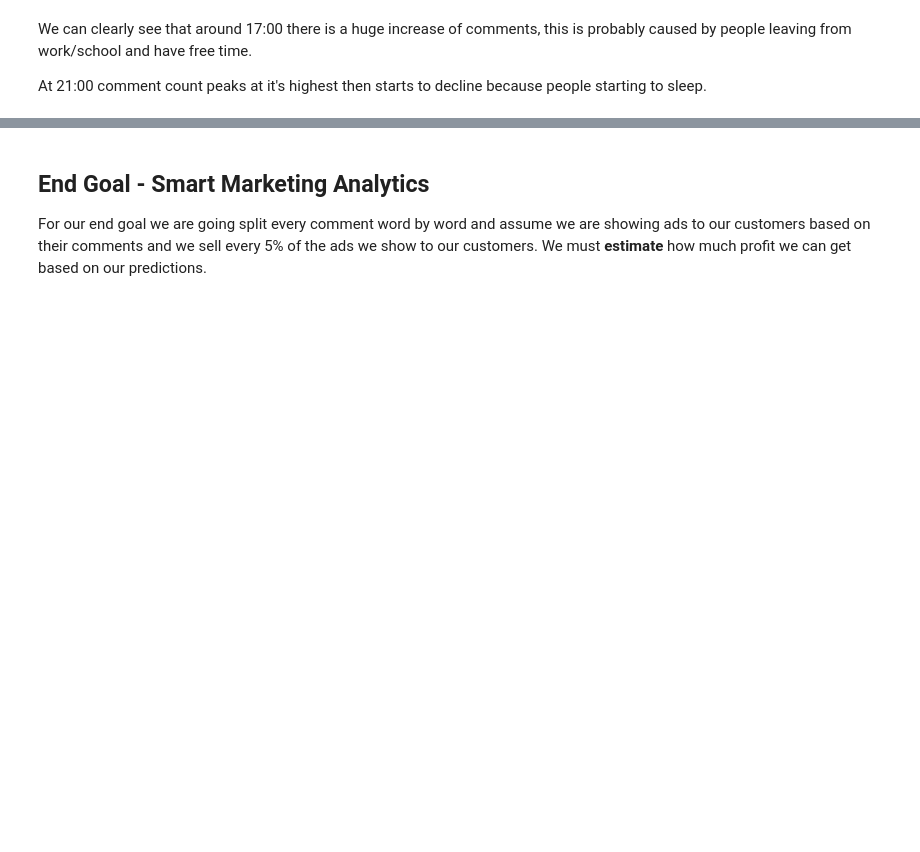
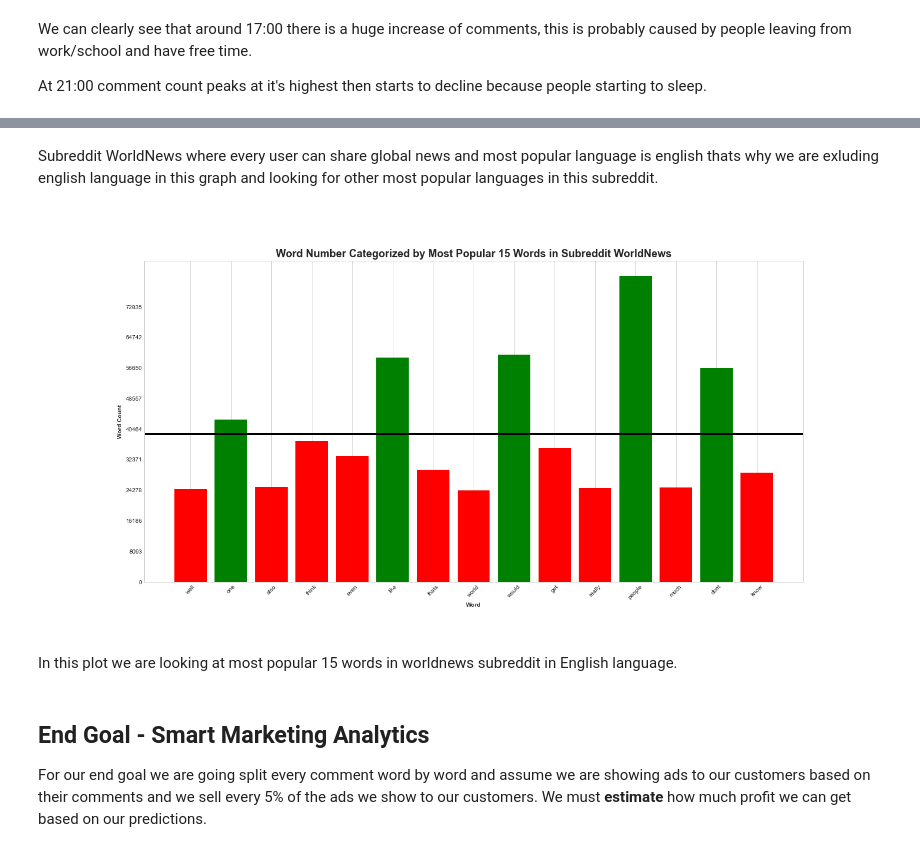
Before and after one commit to uguraskar/reddit_analysis, a Jupyter notebook: reddit_analysis.ipynb, the cells around one changed output, grey strips where cells are left out. Drawn from its saved outputs; the diff is of its cells as text; code cells hidden in the pictures; blank space fills up the shorter version.

```diff
--- a/reddit_analysis.ipynb
+++ b/reddit_analysis.ipynb
@@ -792,3 +869,40 @@ At 21:00 comment count peaks at it's highest then starts to decline because peop
+# %% [markdown]
+Subreddit WorldNews where every user can share global news and most popular language is english thats why we are exluding english language in this graph and looking for other most popular languages in this subreddit.
+# %%
+if(not(check_if_file_exists('images/word_number_worldnews.png'))):
+    sql_command = """
+        SELECT
+        WORD,
+        SUM(WORD_COUNT) AS WORD_COUNT
+        FROM "EDW"."DWH_REDDIT_SUBREDDIT_LANGUAGE_WORD"
+        WHERE 1=1
+        AND SUBREDDIT = 'worldnews'
+        AND COMMENT_LANGUAGE = 'english'
+        AND TRIM(WORD) IS NOT NULL
+        AND LENGTH(TRIM(WORD)) > 2
+        AND NOT(TRIM(WORD) ~ '^([0-9]+[.]?[0-9]*|[.][0-9]+)$')
+        GROUP BY WORD
+        ORDER BY SUM(WORD_COUNT) DESC
+        LIMIT 15;
+        """
+    df_word_count_bar = pd.read_sql(sql_command,conn)
+    df_word_count_bar = df_word_count_bar.sample(frac=1) #Shuffle dataframe
+
+    plt.bar(df_word_count_bar['word'],df_word_count_bar['word_count'],color=np.where(df_word_count_bar['word_count']>=df_word_count_bar['word_count'].mean(),'green','red'))
+    plt.ylabel('Word Count',fontweight='bold',rotation=90)
+    plt.xlabel('Word',fontweight='bold')
+    plt.title('Word Number Categorized by Most Popular 15 Words in Subreddit WorldNews',fontweight='bold',fontsize=18)
+    plt.xticks(rotation=45)
+    plt.yticks(np.arange(0,df_word_count_bar['word_count'].max(),step=df_word_count_bar['word_count'].max()/10))
+    plt.grid(axis='y')
+    plt.axhline(y=df_word_count_bar['word_count'].mean(),color='black',linewidth=3)
+    plt.savefig('images/word_number_worldnews.png')
+    plt.close()
+Image.open('images/word_number_worldnews.png')
+# %% [output]
+[figure, added]
+# %% [markdown]
+In this plot we are looking at most popular 15 words in worldnews subreddit in English language.
 # %% [markdown]
 ## End Goal - Smart Marketing Analytics
 
```
Also changed, not shown: parts of 16 cells of this notebook, 4 other files.
